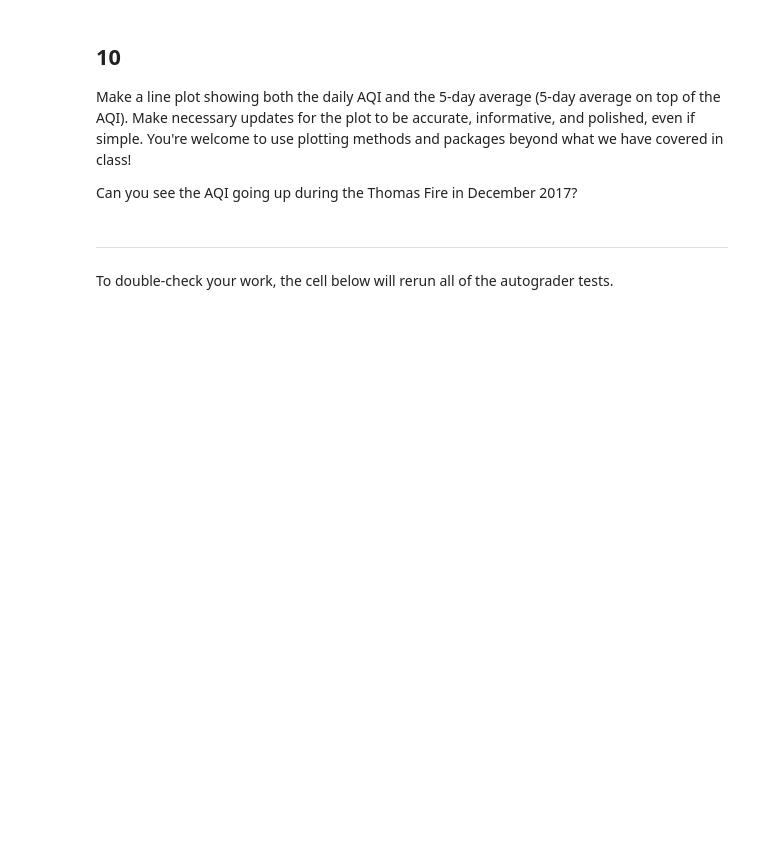
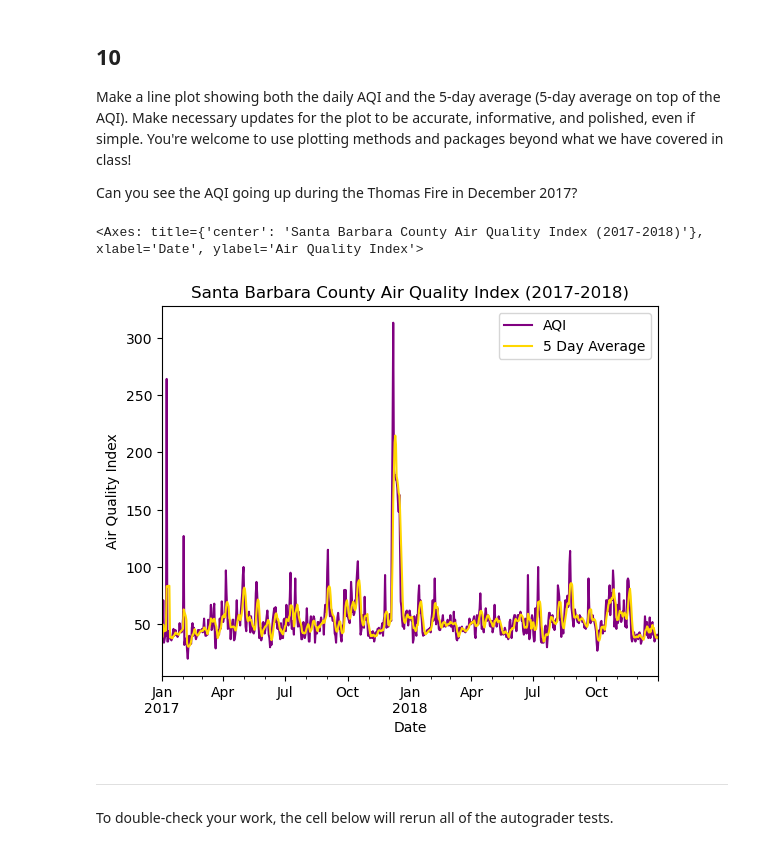
Before and after one commit to kylienewcomer/eds220-hwk2, a Jupyter notebook: task3/hwk2-task3-aqi.ipynb, the cells around one changed output. Saved outputs shown, nothing was run; the diff lists cells and outputs as text; code cells hidden in the pictures; blank space fills up the shorter version.

```diff
--- a/task3/hwk2-task3-aqi.ipynb
+++ b/task3/hwk2-task3-aqi.ipynb
@@ -364,6 +364,17 @@ q9 results: All test cases passed!
 Make a line plot showing both the daily AQI and the 5-day average (5-day average on top of the AQI). Make necessary updates for the plot to be accurate, informative, and polished, even if simple. You're welcome to use plotting methods and packages beyond what we have covered in class!
 
 Can you see the AQI going up during the Thomas Fire in December 2017?
+# %%
+aqi_sb.plot(kind = "line",
+            y = ['aqi', 'five_day_average'], # Select my two variables
+            label = ['AQI', '5 Day Average'],
+            color = ['purple', 'gold'], # Skol vikings
+           xlabel = 'Date', # Add my labels and title
+           ylabel = 'Air Quality Index',
+           title = 'Santa Barbara County Air Quality Index (2017-2018)')
+# %% [output]
+<Axes: title={'center': 'Santa Barbara County Air Quality Index (2017-2018)'}, xlabel='Date', ylabel='Air Quality Index'>
+[figure, added]
 # %% [markdown]
 ---
 
```
Also changed, not shown: parts of 1 cell of this notebook.
